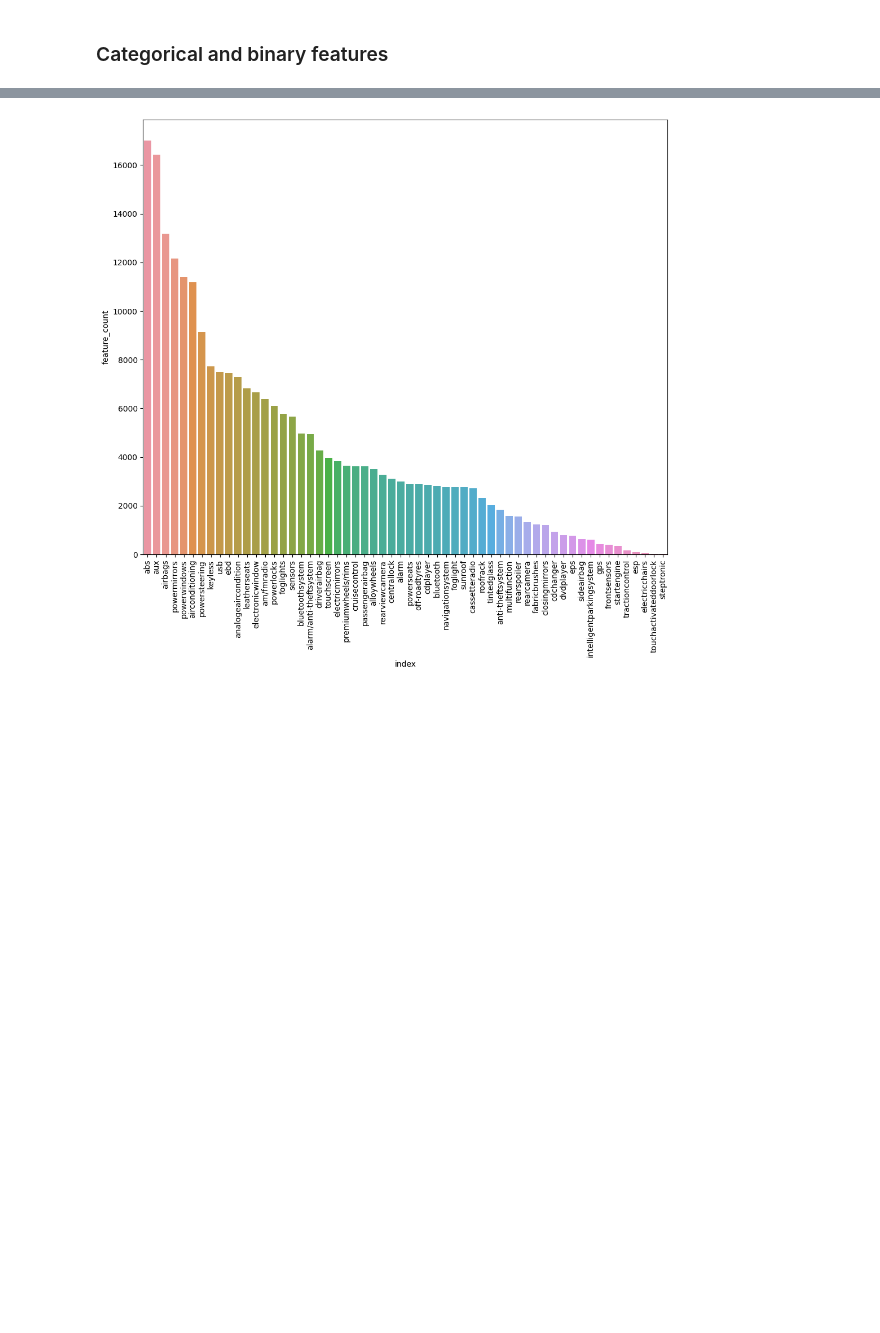
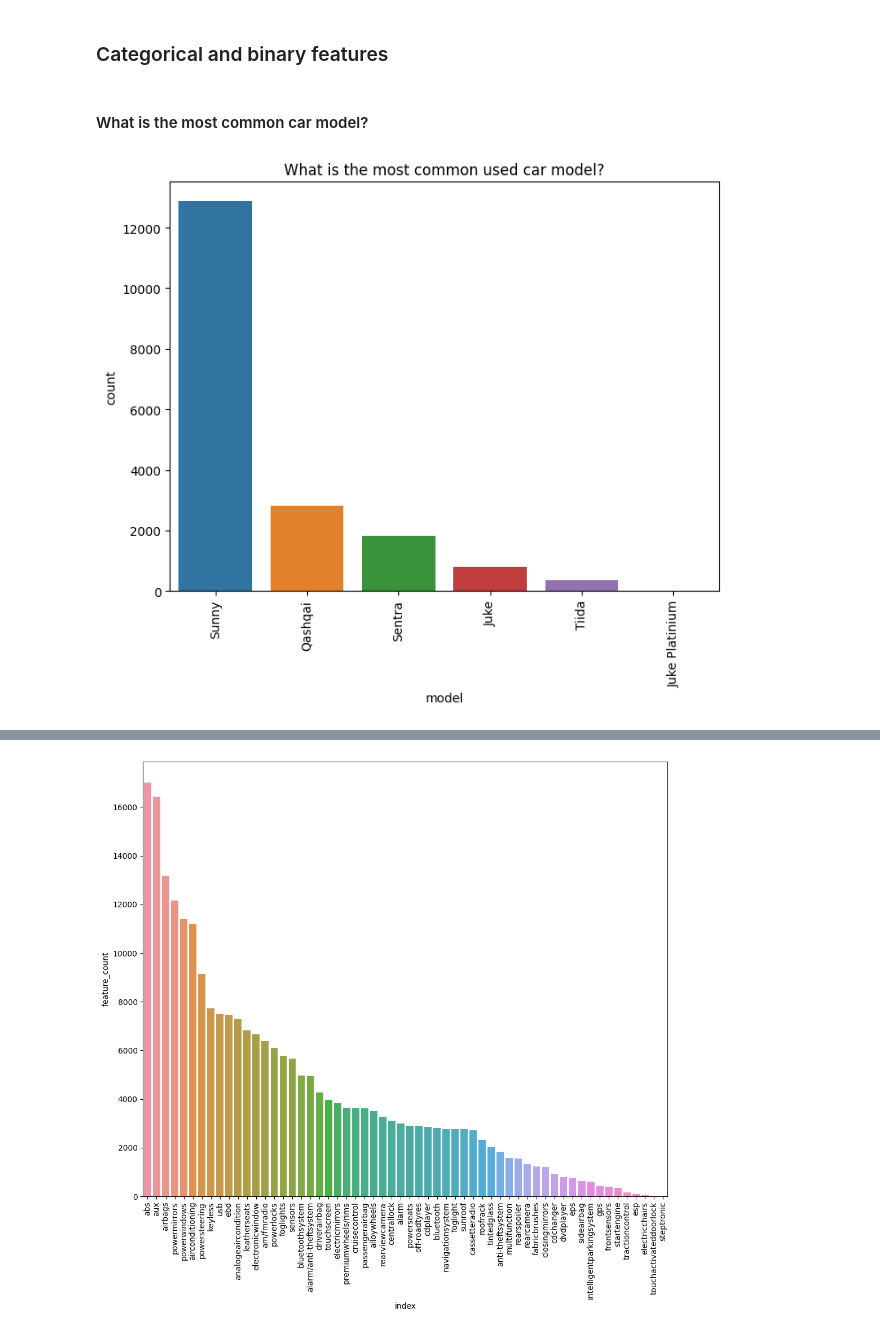
Before and after one commit to AhmedYousriSobhi/used_cars_price_estimation, a Jupyter notebook: nb_workspace/data_eda.ipynb, the cells around one changed output, grey strips where cells are left out. Drawn from its saved outputs; the diff is of its cells as text; code cells hidden in the pictures; blank space fills up the shorter version.

```diff
--- a/nb_workspace/data_eda.ipynb
+++ b/nb_workspace/data_eda.ipynb
@@ -121,0 +190,11 @@ df_extrafeatures.drop(['extra_features_lst', 'extra_features_count'], axis=1)
+# %% [markdown]
+#### What is the most common car model?
+# %%
+plt.figure(figsize=(8, 6))
+sns.countplot(data=df, x='model', order=df.model.value_counts(ascending=False).index)
+plt.xticks(rotation=90)
+plt.title('What is the most common used car model?')
+plt.savefig('../report/plots/model_countplot.jpg')
+plt.show()
+# %% [output]
+[figure, added]
```
Also changed, not shown: parts of 29 cells of this notebook, 10 other files.
